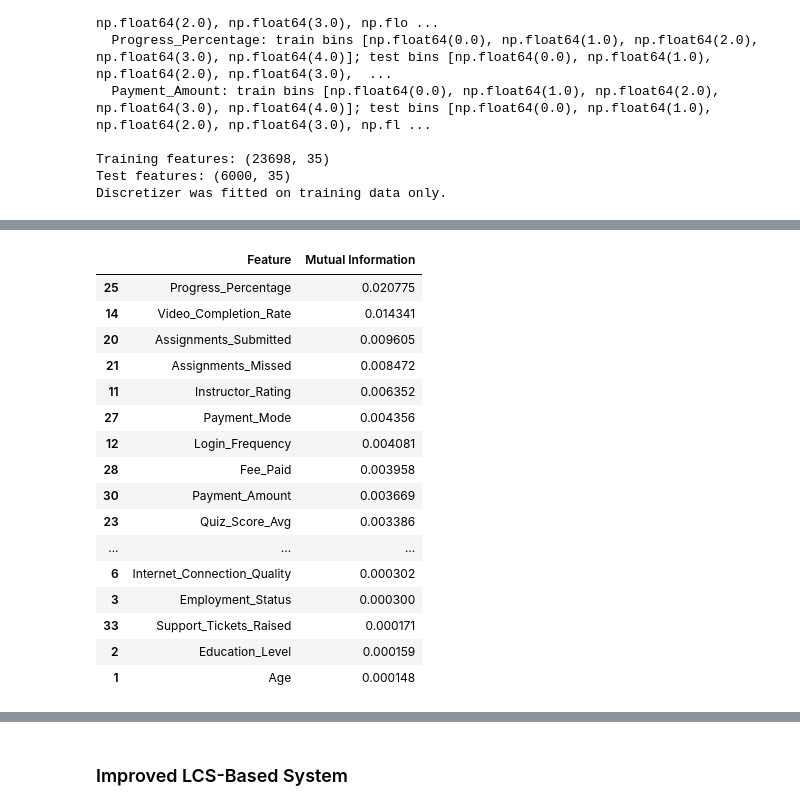
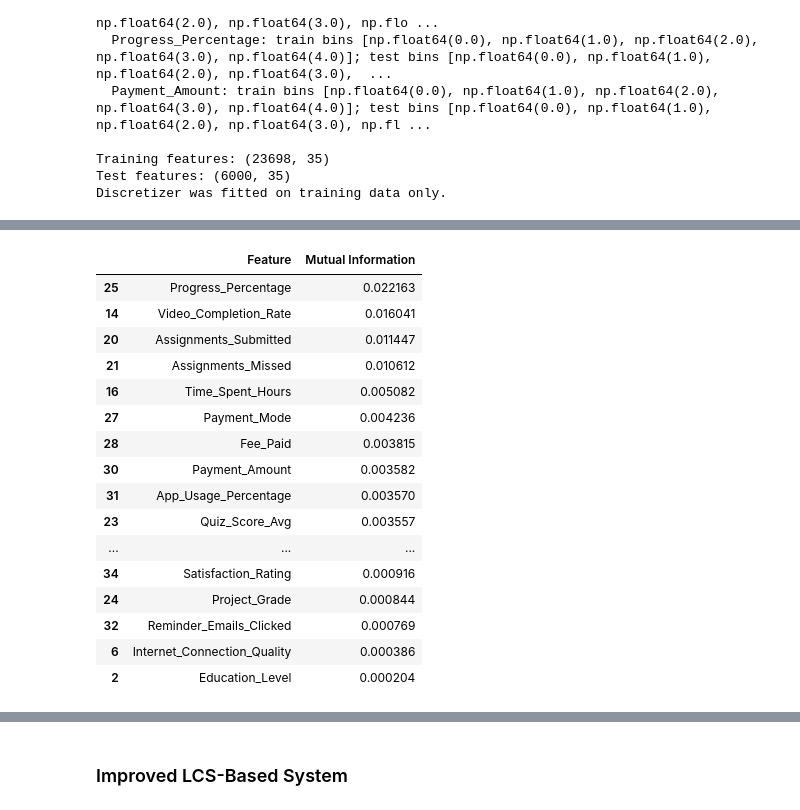
Before and after one commit to adithya-blip111/data_ai_project, a Jupyter notebook: src/data_ai_project_p2_lcs_improved.ipynb, the cells around one changed output, grey strips where cells are left out. Cells and saved outputs as stored; diff of their text form; code cells hidden in the pictures.

```diff
--- a/src/data_ai_project_p2_lcs_improved.ipynb
+++ b/src/data_ai_project_p2_lcs_improved.ipynb
@@ -689,27 +687,22 @@ continuous_features = [
     "Support_Tickets_Raised",
     "Satisfaction_Rating",
 ]
-continuous_features = [col for col in continuous_features if col in headers]
-
-X_train_scaled_df = X_train_encoded.copy()
-X_test_scaled_df = X_test_encoded.copy()
+continuous_features = [col for col in continuous_features if col in X_train_raw.columns]
 scaler = StandardScaler()
 
 if continuous_features:
-    X_train_scaled_df[continuous_features] = scaler.fit_transform(
-        X_train_encoded[continuous_features]
+    X_train_raw[continuous_features] = scaler.fit_transform(
+        X_train_raw[continuous_features]
     )
-    X_test_scaled_df[continuous_features] = scaler.transform(
-        X_test_encoded[continuous_features]
-    )
+    X_test_raw[continuous_features] = scaler.transform(X_test_raw[continuous_features])
 
 print(f"Scaled {len(continuous_features)} continuous features.")
-print(f"Training shape: {X_train_scaled_df.shape}")
-print(f"Test shape: {X_test_scaled_df.shape}")
+print(f"Training shape: {X_train_raw.shape}")
+print(f"Test shape: {X_test_raw.shape}")
 if continuous_features:
     print(
         "Mean of scaled training features: "
-        f"{X_train_scaled_df[continuous_features].mean().mean():.6f}"
+        f"{X_train_raw[continuous_features].mean().mean():.6f}"
     )
 print("Scaler was fitted on training data only.")
 # %% [output]
@@ -880,5 +873,6 @@ Use X_train_balanced/y_train_balanced for training and the original test set for
 # %%
 # Select a candidate feature subset using training data only
+
 from functools import partial
 from sklearn.feature_selection import SelectKBest, mutual_info_classif
 
@@ -887,7 +881,7 @@ discrete_feature_mask = [
     column_name in categorical_features
     or column_name == "Course_Level"
     or column_name in discretise_features
-    for column_name in X_train_final.columns
+    for column_name in X_train_raw.columns
 ]
 mutual_info_score = partial(
     mutual_info_classif,
@@ -895,38 +889,40 @@ mutual_info_score = partial(
     random_state=42,
 )
 
-n_selected_features = min(20, X_train_final.shape[1])
+n_selected_features = min(20, X_train_raw.shape[1])
 feature_selector = SelectKBest(
     score_func=mutual_info_score,
     k=n_selected_features,
 )
-feature_selector.fit(X_train_final, y_train_final)
+feature_selector.fit(X_train_raw, y_train)
 
-selected_feature_names = X_train_final.columns[feature_selector.get_support()].tolist()
+selected_feature_names = X_train_raw.columns[feature_selector.get_support()].tolist()
 selected_feature_scores = pd.DataFrame(
     {
-        "Feature": X_train_final.columns,
+        "Feature": X_train_raw.columns,
         "Mutual Information": feature_selector.scores_,
     }
 ).sort_values("Mutual Information", ascending=False)
 
-X_train_selected = pd.DataFrame(
-    feature_selector.transform(X_train_balanced),
+X_train_raw = pd.DataFrame(
+    feature_selector.transform(X_train_raw),
     columns=selected_feature_names,
-    index=X_train_balanced.index,
+    index=X_train_raw.index,
 )
-X_test_selected = pd.DataFrame(
-    feature_selector.transform(X_test_final),
+X_test_raw = pd.DataFrame(
+    feature_selector.transform(X_test_raw),
     columns=selected_feature_names,
-    index=X_test_final.index,
+    index=X_test_raw.index,
 )
 
-print(f"Selected {len(selected_feature_names)} of {X_train_final.shape[1]} features.")
-print(f"Selected training shape: {X_train_selected.shape}")
-print(f"Selected test shape: {X_test_selected.shape}")
+print(
+    f"Selected {len(selected_feature_names)} of {len(discrete_feature_mask)} features."
+)
+print(f"Selected training shape: {X_train_raw.shape}")
+print(f"Selected test shape: {X_test_raw.shape}")
 print("Selected feature names:")
 print(selected_feature_names)
-print("Selector was fitted on training data only; full-feature datasets remain available.")
+print("Selector was fitted on training data only; full-feature datasets were replaced.")
 display(selected_feature_scores.head(n_selected_features))
 # %% [output]
 Selected 20 of 35 features.
@@ -938,18 +934,18 @@ Selector was fitted on training data only; full-feature datasets remain availabl
 |  | Feature | Mutual Information |
-| 25 | Progress_Percentage | 0.020775 |
-| 14 | Video_Completion_Rate | 0.014341 |
-| 20 | Assignments_Submitted | 0.009605 |
-| 21 | Assignments_Missed | 0.008472 |
-| 11 | Instructor_Rating | 0.006352 |
-| 27 | Payment_Mode | 0.004356 |
-| 12 | Login_Frequency | 0.004081 |
-| 28 | Fee_Paid | 0.003958 |
-| 30 | Payment_Amount | 0.003669 |
-| 23 | Quiz_Score_Avg | 0.003386 |
+| 25 | Progress_Percentage | 0.022163 |
+| 14 | Video_Completion_Rate | 0.016041 |
+| 20 | Assignments_Submitted | 0.011447 |
+| 21 | Assignments_Missed | 0.010612 |
+| 16 | Time_Spent_Hours | 0.005082 |
+| 27 | Payment_Mode | 0.004236 |
+| 28 | Fee_Paid | 0.003815 |
+| 30 | Payment_Amount | 0.003582 |
+| 31 | App_Usage_Percentage | 0.003570 |
+| 23 | Quiz_Score_Avg | 0.003557 |
 | ... | ... | ... |
-| 6 | Internet_Connection_Quality | 0.000302 |
-| 3 | Employment_Status | 0.000300 |
-| 33 | Support_Tickets_Raised | 0.000171 |
-| 2 | Education_Level | 0.000159 |
-| 1 | Age | 0.000148 |
+| 34 | Satisfaction_Rating | 0.000916 |
+| 24 | Project_Grade | 0.000844 |
+| 32 | Reminder_Emails_Clicked | 0.000769 |
+| 6 | Internet_Connection_Quality | 0.000386 |
+| 2 | Education_Level | 0.000204 |
 # %%
```
Also changed, not shown: parts of 19 cells of this notebook, 2 other files.
